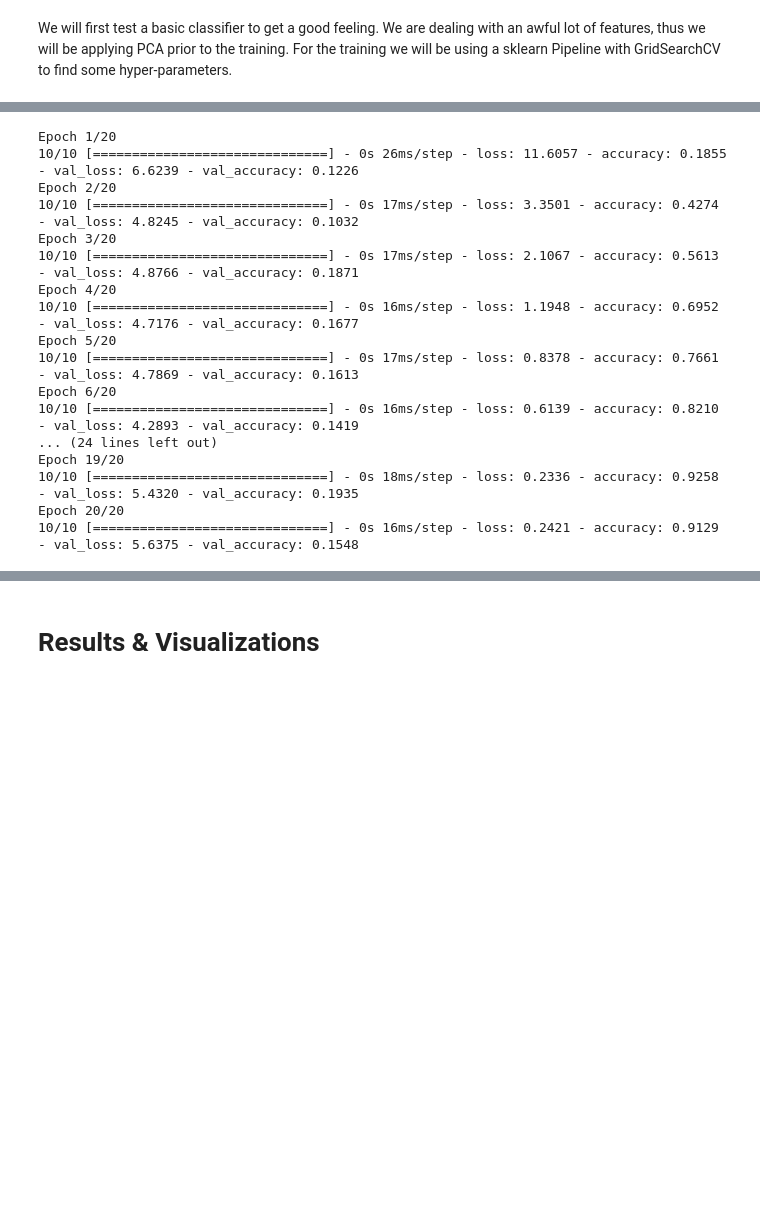
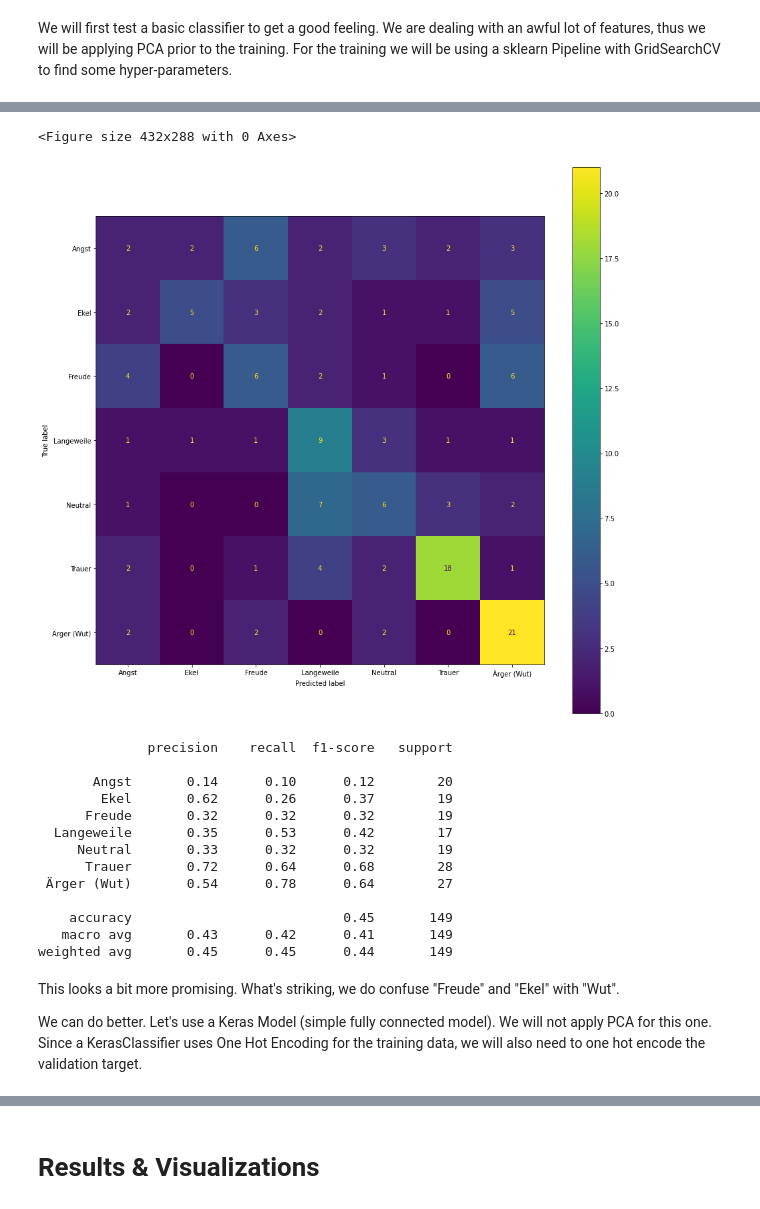
Before and after one commit to nsiicm0/SER, a Jupyter notebook: report/Report_SER.ipynb, the cells around one changed output, grey strips where cells are left out. Drawn from its saved outputs; the diff is of its cells as text; code cells hidden in the pictures; blank space fills up the shorter version.

```diff
--- a/report/Report_SER.ipynb
+++ b/report/Report_SER.ipynb
@@ -603 +564,23 @@ weighted avg       0.44      0.47      0.44       155
+# %%
+score_clf(search, X_test, y_test)
+# %% [output]
+<Figure size 432x288 with 0 Axes>
+[figure, added]
+              precision    recall  f1-score   support
+
+       Angst       0.14      0.10      0.12        20
+        Ekel       0.62      0.26      0.37        19
+      Freude       0.32      0.32      0.32        19
+  Langeweile       0.35      0.53      0.42        17
+     Neutral       0.33      0.32      0.32        19
+      Trauer       0.72      0.64      0.68        28
+ Ärger (Wut)       0.54      0.78      0.64        27
+
+    accuracy                           0.45       149
+   macro avg       0.43      0.42      0.41       149
+weighted avg       0.45      0.45      0.44       149
+# %% [markdown]
+This looks a bit more promising. What's striking, we do confuse "Freude" and "Ekel" with "Wut".
+
+We can do better. Let's use a Keras Model (simple fully connected model). We will not apply PCA for this one. Since a KerasClassifier uses One Hot Encoding for the training data, we will also need to one hot encode the validation target.
 # %%
@@ -608,23 +590,3 @@ y_test_onehot = one_hot_encode(y_test, emotions.keys())
-# %%
-hist = ker.fit(X_train, y_train, validation_data=(X_test, y_test_onehot))
-# %% [output]
-Epoch 1/20
-10/10 [==============================] - 0s 26ms/step - loss: 11.6057 - accuracy: 0.1855 - val_loss: 6.6239 - val_accuracy: 0.1226
-Epoch 2/20
-10/10 [==============================] - 0s 17ms/step - loss: 3.3501 - accuracy: 0.4274 - val_loss: 4.8245 - val_accuracy: 0.1032
-Epoch 3/20
-10/10 [==============================] - 0s 17ms/step - loss: 2.1067 - accuracy: 0.5613 - val_loss: 4.8766 - val_accuracy: 0.1871
-Epoch 4/20
-10/10 [==============================] - 0s 16ms/step - loss: 1.1948 - accuracy: 0.6952 - val_loss: 4.7176 - val_accuracy: 0.1677
-Epoch 5/20
-10/10 [==============================] - 0s 17ms/step - loss: 0.8378 - accuracy: 0.7661 - val_loss: 4.7869 - val_accuracy: 0.1613
-Epoch 6/20
-10/10 [==============================] - 0s 16ms/step - loss: 0.6139 - accuracy: 0.8210 - val_loss: 4.2893 - val_accuracy: 0.1419
-... (24 lines left out)
-Epoch 19/20
-10/10 [==============================] - 0s 18ms/step - loss: 0.2336 - accuracy: 0.9258 - val_loss: 5.4320 - val_accuracy: 0.1935
-Epoch 20/20
-10/10 [==============================] - 0s 16ms/step - loss: 0.2421 - accuracy: 0.9129 - val_loss: 5.6375 - val_accuracy: 0.1548
 # %%
 def plot_history(hist):
     plt.clf()
```
Also changed, not shown: parts of 32 cells of this notebook.
